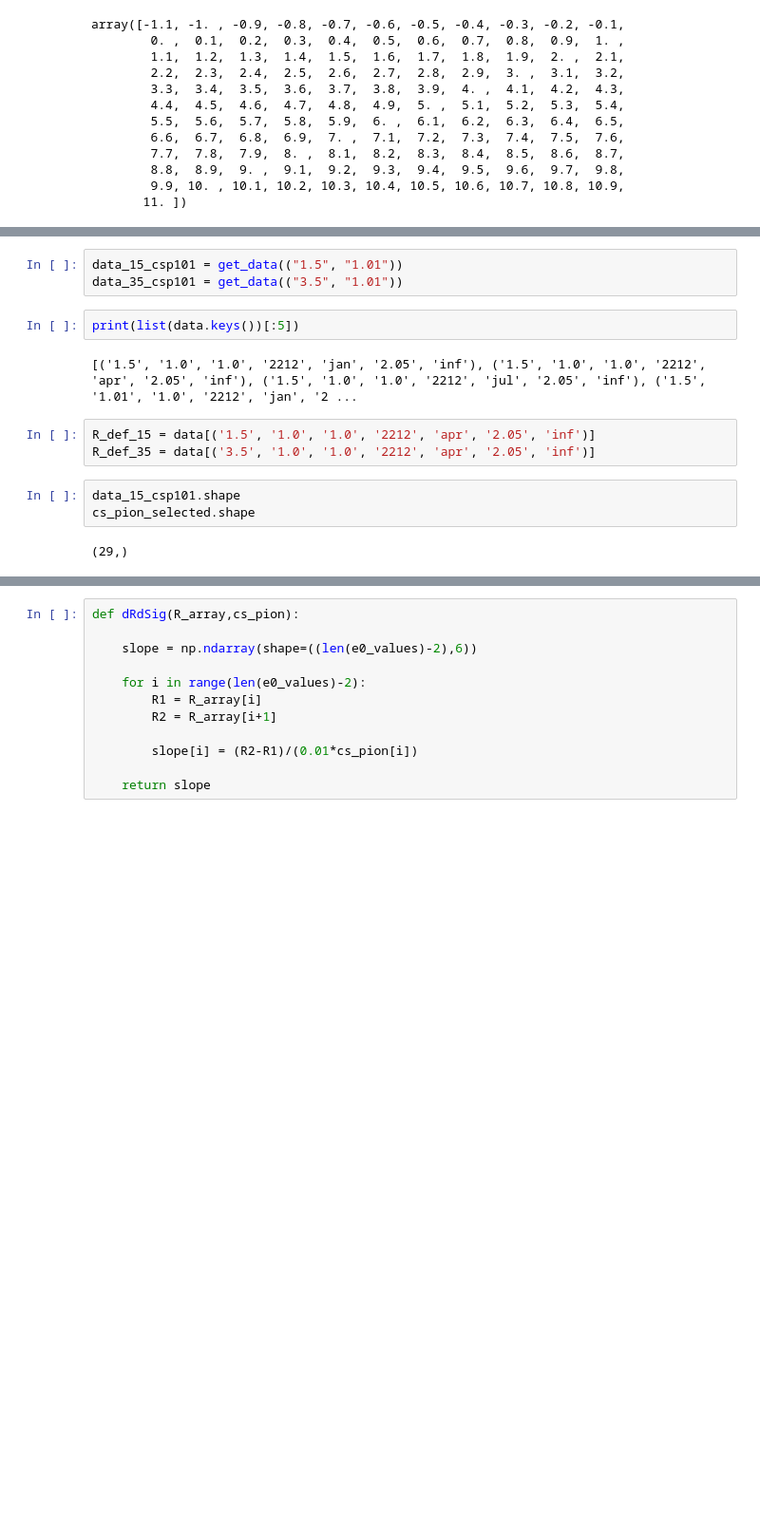
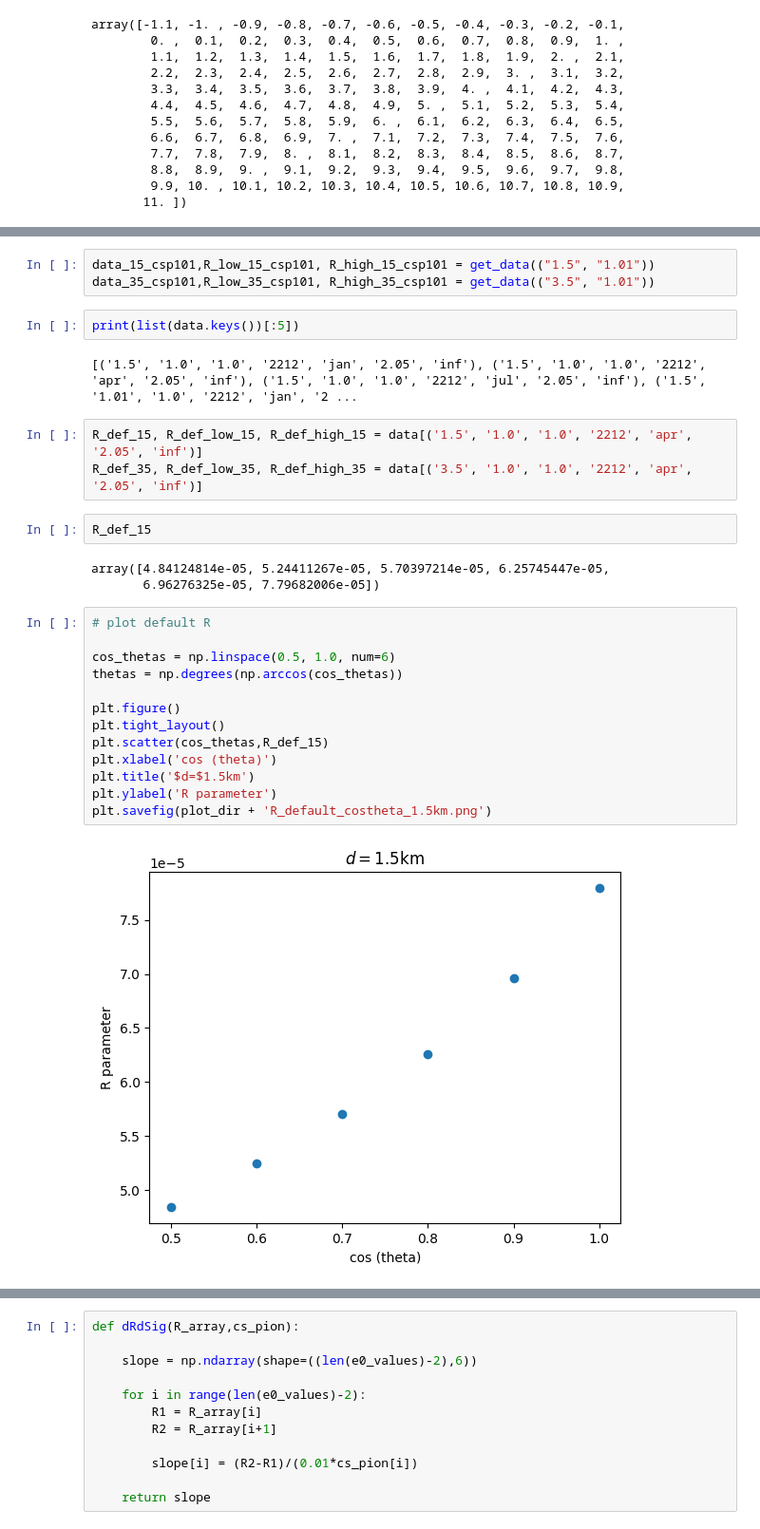
Before and after one commit to karohymon/cs-analysis, a Jupyter notebook: IceCube_diffuse_underground_bundles/sensitivity_per_ebin.ipynb, the cells around one changed output, grey strips where cells are left out. Shown at 95% size. Drawn from its saved outputs; the diff is of its cells as text; blank space fills up the shorter version.

```diff
--- a/IceCube_diffuse_underground_bundles/sensitivity_per_ebin.ipynb
+++ b/IceCube_diffuse_underground_bundles/sensitivity_per_ebin.ipynb
@@ -121,15 +153,30 @@ def get_data(fixed_params):
 # %%
-data_15_csp101 = get_data(("1.5", "1.01"))
-data_35_csp101 = get_data(("3.5", "1.01"))
+data_15_csp101,R_low_15_csp101, R_high_15_csp101 = get_data(("1.5", "1.01"))
+data_35_csp101,R_low_35_csp101, R_high_35_csp101 = get_data(("3.5", "1.01"))
 # %%
 print(list(data.keys())[:5])
 # %% [output]
 [('1.5', '1.0', '1.0', '2212', 'jan', '2.05', 'inf'), ('1.5', '1.0', '1.0', '2212', 'apr', '2.05', 'inf'), ('1.5', '1.0', '1.0', '2212', 'jul', '2.05', 'inf'), ('1.5', '1.01', '1.0', '2212', 'jan', '2 ...
 # %%
-R_def_15 = data[('1.5', '1.0', '1.0', '2212', 'apr', '2.05', 'inf')]
-R_def_35 = data[('3.5', '1.0', '1.0', '2212', 'apr', '2.05', 'inf')]
+R_def_15, R_def_low_15, R_def_high_15 = data[('1.5', '1.0', '1.0', '2212', 'apr', '2.05', 'inf')]
+R_def_35, R_def_low_35, R_def_high_35 = data[('3.5', '1.0', '1.0', '2212', 'apr', '2.05', 'inf')]
-# %%
-data_15_csp101.shape
-cs_pion_selected.shape
-# %% [output]
-(29,)
+# %%
+R_def_15
+# %% [output]
+array([4.84124814e-05, 5.24411267e-05, 5.70397214e-05, 6.25745447e-05,
+       6.96276325e-05, 7.79682006e-05])
+# %%
+# plot default R
+
+cos_thetas = np.linspace(0.5, 1.0, num=6)
+thetas = np.degrees(np.arccos(cos_thetas))
+
+plt.figure()
+plt.tight_layout()
+plt.scatter(cos_thetas,R_def_15)
+plt.xlabel('cos (theta)')
+plt.title('$d=$1.5km')
+plt.ylabel('R parameter')
+plt.savefig(plot_dir + 'R_default_costheta_1.5km.png')
+# %% [output]
+[figure, added]
```
Also changed, not shown: parts of 31 cells of this notebook, 2 other files.
